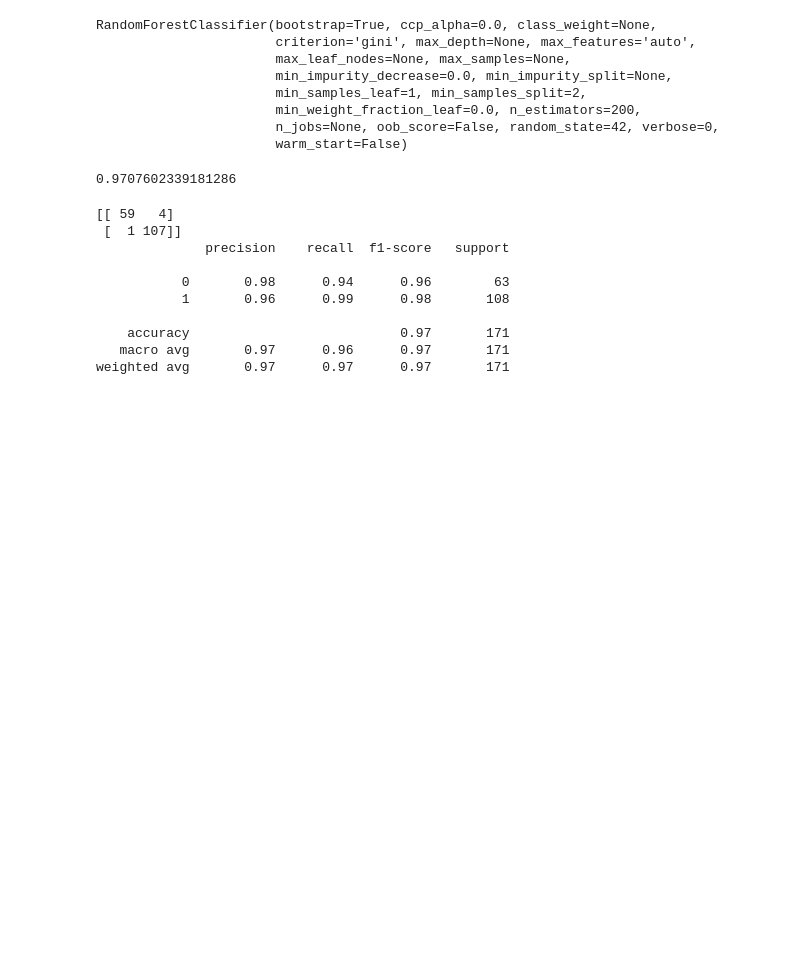
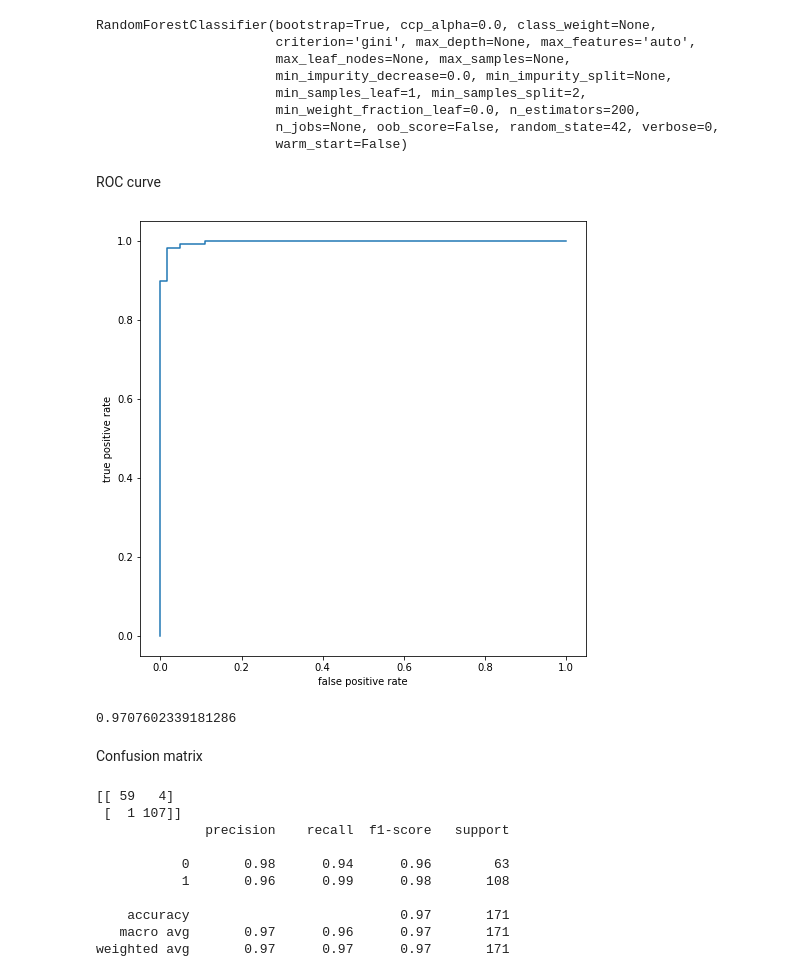
Before and after one commit to andreavittino/colab_notebooks, a Jupyter notebook: BreastCancer_classification.ipynb, the cells around one changed output. Drawn from its saved outputs; the diff is of its cells as text; code cells hidden in the pictures; blank space fills up the shorter version.

Commit message:
Adds ROC curve and RandomizedSearchCV

```diff
--- a/BreastCancer_classification.ipynb
+++ b/BreastCancer_classification.ipynb
@@ -75,7 +75,22 @@ y_pred = rfc.predict(X_test)
+# %% [markdown]
+ROC curve
+# %%
+y_pred = rfc.predict(X_test)
+from sklearn.metrics import roc_curve
+fpr, tpr, thresholds = roc_curve(y_test, rfc.predict_proba(X_test)[:,1])
+fig = plt.figure(figsize=(8,8))
+plt.plot(fpr,tpr)
+plt.xlabel('false positive rate')
+plt.ylabel('true positive rate')
+plt.show()
+# %% [output]
+[figure, added]
 # %%
 rfc.score(X_test,y_test)
 # %% [output]
 0.9707602339181286
+# %% [markdown]
+Confusion matrix
 # %%
 print(confusion_matrix(y_test,y_pred))
 print(classification_report(y_test,y_pred))
```
Also changed, not shown: parts of 8 cells of this notebook.
